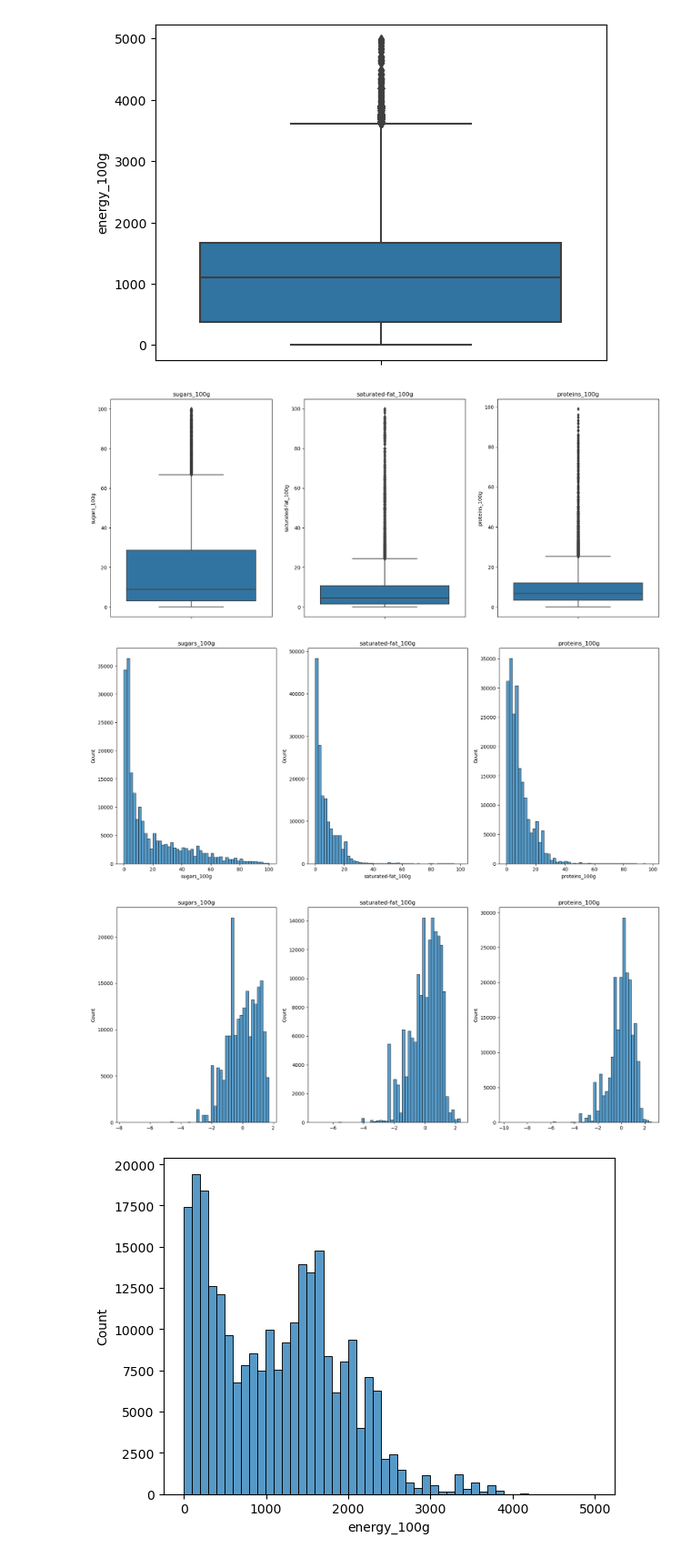
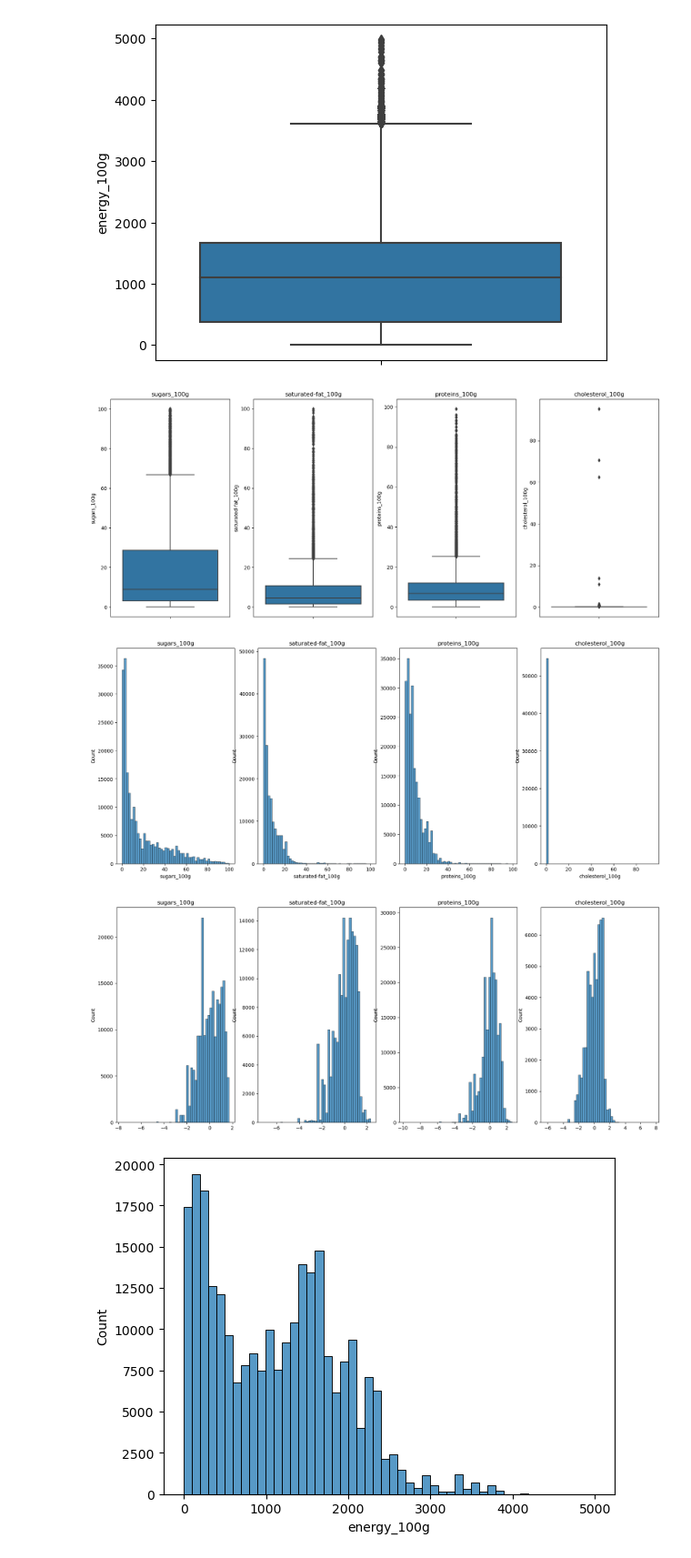
Before and after one commit to vicmcl/open_food_facts, a Jupyter notebook: src/notebook.ipynb, the cells around one changed output. Shown at 91% size. Saved outputs shown, nothing was run; the diff lists cells and outputs as text; code cells hidden in the pictures.

```diff
--- a/src/notebook.ipynb
+++ b/src/notebook.ipynb
@@ -193,8 +219,8 @@ plt.show()
 # %%
 fig = plt.figure(figsize=(20,8))
 
-for i, label in enumerate(['sugars_100g', 'saturated-fat_100g', 'proteins_100g']):
-    fig.add_subplot(1, 3, i + 1)
+for i, label in enumerate(['sugars_100g', 'saturated-fat_100g', 'proteins_100g', 'cholesterol_100g']):
+    fig.add_subplot(1, 4, i + 1)
     sns.boxplot(y = df_nutrition[label][
                         ~df_nutrition[label].isna()][
                             df_nutrition[label] < 100][
@@ -202,12 +228,12 @@ for i, label in enumerate(['sugars_100g', 'saturated-fat_100g', 'proteins_100g']
     plt.title(label)
 plt.show()
 # %% [output]
-[figure, old version]
+[figure, new version]
 # %%
 fig = plt.figure(figsize=(20,8))
 
-for i, label in enumerate(['sugars_100g', 'saturated-fat_100g', 'proteins_100g']):
-    fig.add_subplot(1, 3, i + 1)
+for i, label in enumerate(['sugars_100g', 'saturated-fat_100g', 'proteins_100g', 'cholesterol_100g']):
+    fig.add_subplot(1, 4, i + 1)
     sns.histplot(df_nutrition[label][
             ~df_nutrition[label].isna()][
                 df_nutrition[label] < 100][
@@ -216,24 +242,24 @@ for i, label in enumerate(['sugars_100g', 'saturated-fat_100g', 'proteins_100g']
     plt.title(label)
 plt.show()
 # %% [output]
-[figure, old version]
+[figure, new version]
 # %%
 from sklearn.preprocessing import scale
 
 fig = plt.figure(figsize=(20,8))
 
-for i, label in enumerate(['sugars_100g', 'saturated-fat_100g', 'proteins_100g']):
-    fig.add_subplot(1, 3, i + 1)
+for i, label in enumerate(['sugars_100g', 'saturated-fat_100g', 'proteins_100g', 'cholesterol_100g']):
+    fig.add_subplot(1, 4, i + 1)
     standard = scale(df_nutrition[label][
                         ~df_nutrition[label].isna()][
                             df_nutrition[label] < 100][
                                 df_nutrition[label] > 0
                                     ].apply(np.log))
     sns.histplot(standard, bins=50)
     plt.title(label)
 plt.show()
 # %% [output]
-[figure, old version]
+[figure, new version]
 # %%
 sns.histplot(df_nutrition['energy_100g'][
     ~df_nutrition['energy_100g'].isna()][
```
Also changed, not shown: parts of 12 cells of this notebook.
